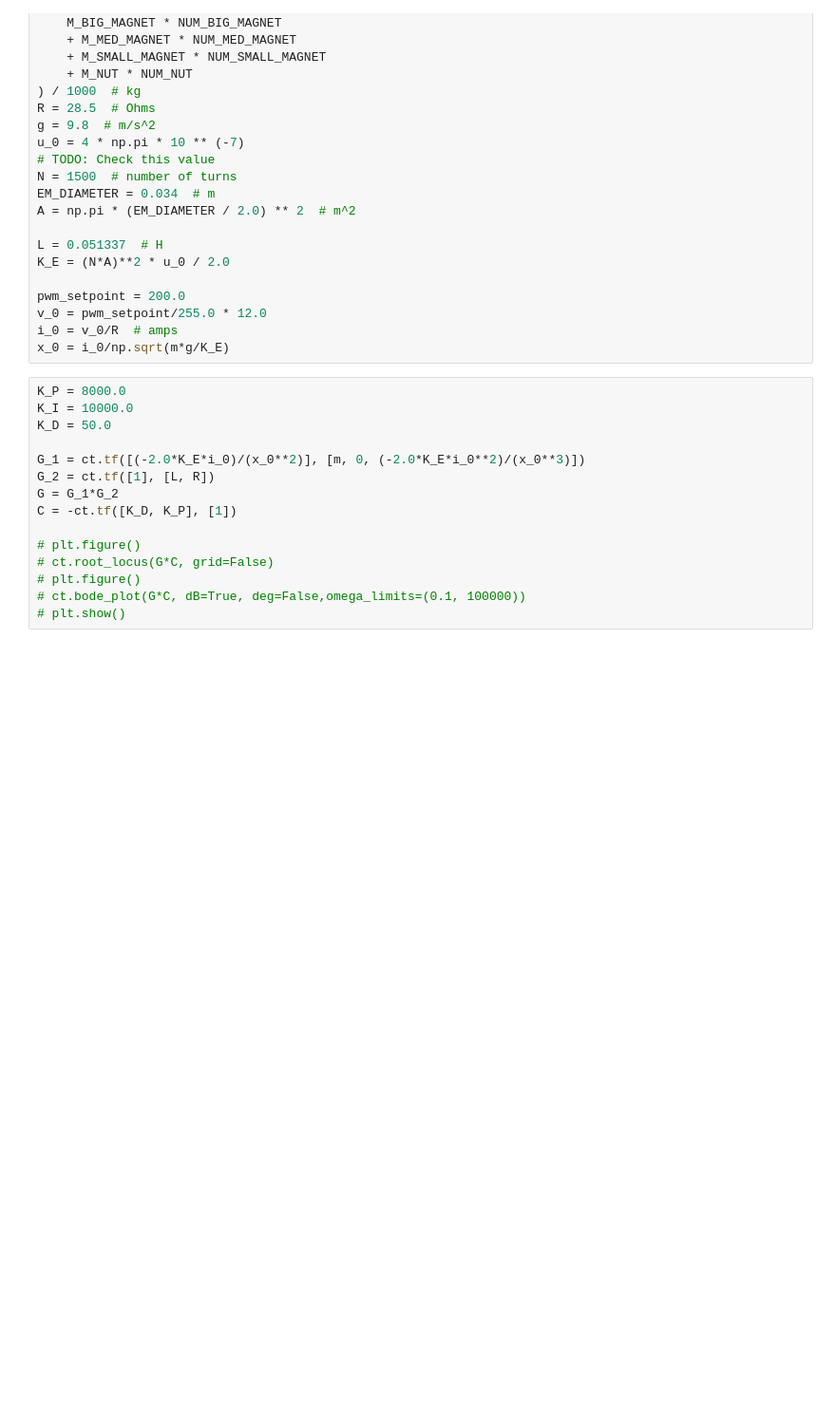
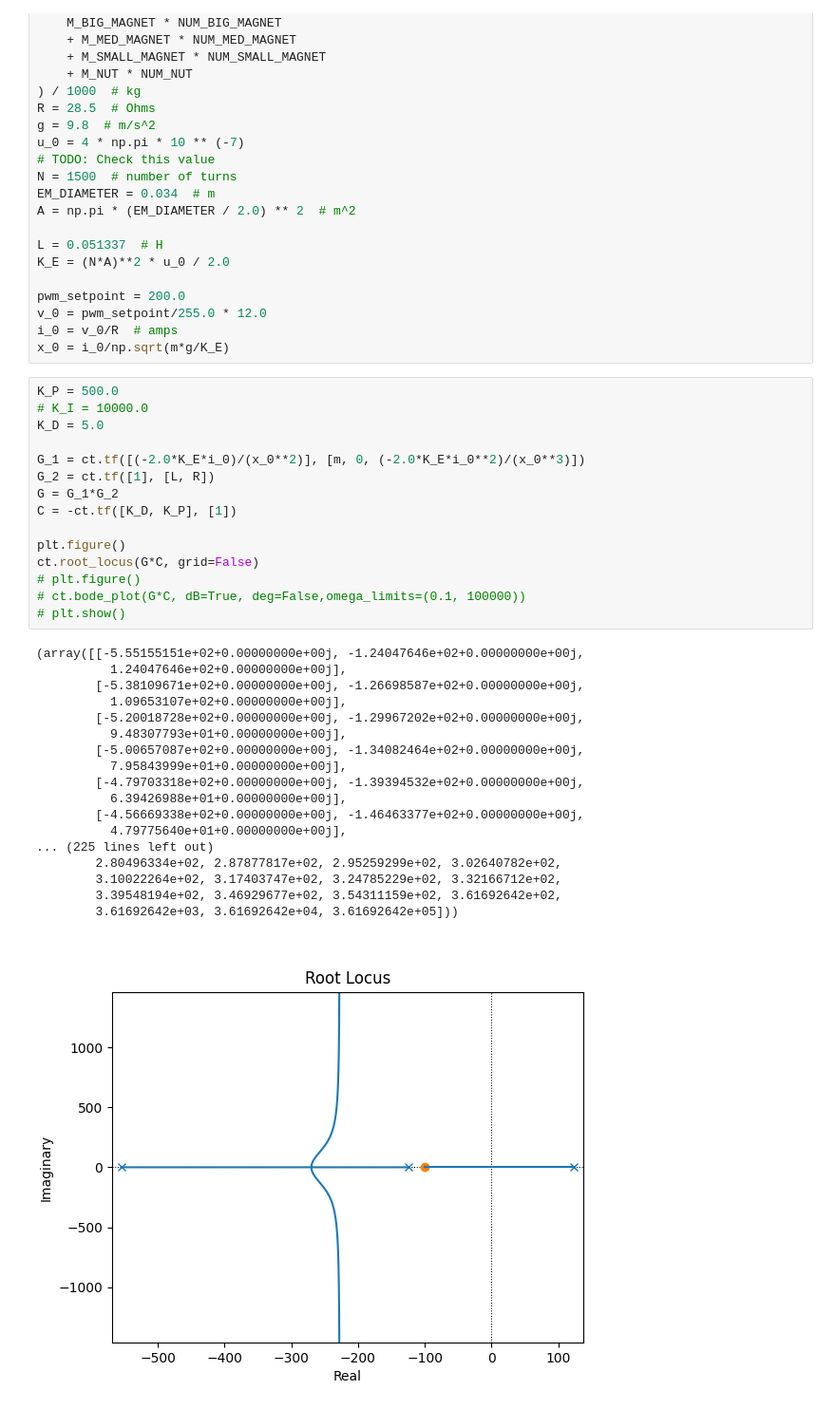
Before and after one commit to krish-suresh/controls-final, a Jupyter notebook: sim_nonlinear_nb.ipynb, the cells around one changed output. Shown: that part at 95% size. Drawn from its saved outputs; the diff is of its cells as text; blank space fills up the shorter version.

```diff
--- a/sim_nonlinear_nb.ipynb
+++ b/sim_nonlinear_nb.ipynb
@@ -51,20 +51,39 @@ v_0 = pwm_setpoint/255.0 * 12.0
 i_0 = v_0/R  # amps
 x_0 = i_0/np.sqrt(m*g/K_E)
 # %%
-K_P = 8000.0
-K_I = 10000.0
-K_D = 50.0
+K_P = 500.0
+# K_I = 10000.0
+K_D = 5.0
 
 G_1 = ct.tf([(-2.0*K_E*i_0)/(x_0**2)], [m, 0, (-2.0*K_E*i_0**2)/(x_0**3)])
 G_2 = ct.tf([1], [L, R])
 G = G_1*G_2
 C = -ct.tf([K_D, K_P], [1])
 
-# plt.figure()
-# ct.root_locus(G*C, grid=False)
+plt.figure()
+ct.root_locus(G*C, grid=False)
 # plt.figure()
 # ct.bode_plot(G*C, dB=True, deg=False,omega_limits=(0.1, 100000))
 # plt.show()
+# %% [output]
+(array([[-5.55155151e+02+0.00000000e+00j, -1.24047646e+02+0.00000000e+00j,
+          1.24047646e+02+0.00000000e+00j],
+        [-5.38109671e+02+0.00000000e+00j, -1.26698587e+02+0.00000000e+00j,
+          1.09653107e+02+0.00000000e+00j],
+        [-5.20018728e+02+0.00000000e+00j, -1.29967202e+02+0.00000000e+00j,
+          9.48307793e+01+0.00000000e+00j],
+        [-5.00657087e+02+0.00000000e+00j, -1.34082464e+02+0.00000000e+00j,
+          7.95843999e+01+0.00000000e+00j],
+        [-4.79703318e+02+0.00000000e+00j, -1.39394532e+02+0.00000000e+00j,
+          6.39426988e+01+0.00000000e+00j],
+        [-4.56669338e+02+0.00000000e+00j, -1.46463377e+02+0.00000000e+00j,
+          4.79775640e+01+0.00000000e+00j],
+... (225 lines left out)
+        2.80496334e+02, 2.87877817e+02, 2.95259299e+02, 3.02640782e+02,
+        3.10022264e+02, 3.17403747e+02, 3.24785229e+02, 3.32166712e+02,
+        3.39548194e+02, 3.46929677e+02, 3.54311159e+02, 3.61692642e+02,
+        3.61692642e+03, 3.61692642e+04, 3.61692642e+05]))
+[figure, added]
 # %%
 print("x_0: ", x_0)
 
```
Also changed, not shown: parts of 1 cell of this notebook, 7 other files.
